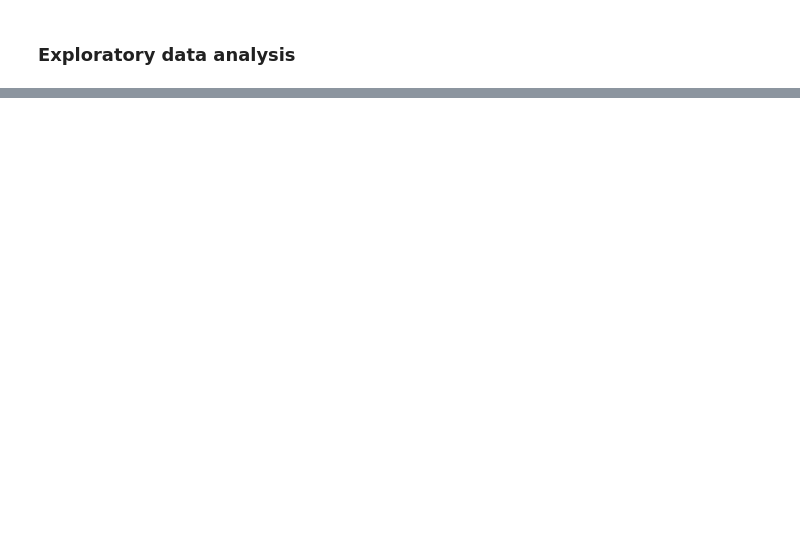
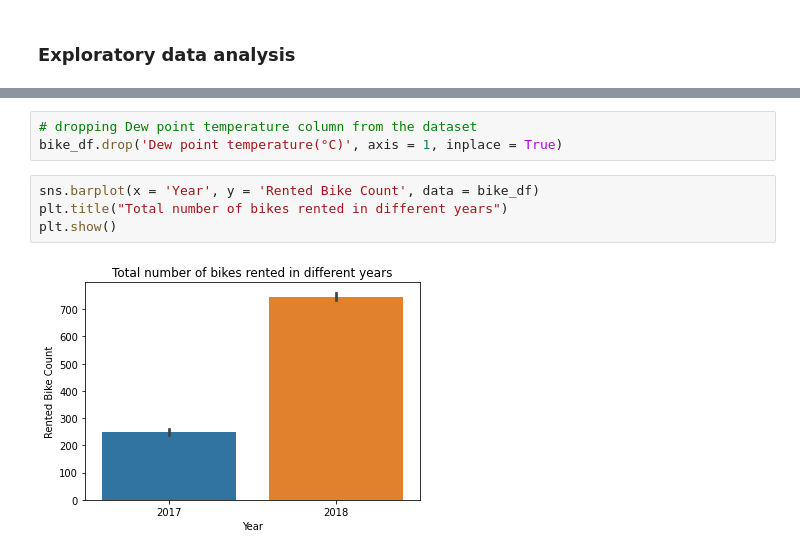
Before and after one commit to gyana-ranjan-dash/Seoul_Bike_Sharing_Demand_Prediction, a Jupyter notebook: Bike_Sharing_Demand_Prediction.ipynb, the cells around one changed output, grey strips where cells are left out. Saved outputs shown, nothing was run; the diff lists cells and outputs as text; blank space fills up the shorter version.

```diff
--- a/Bike_Sharing_Demand_Prediction.ipynb
+++ b/Bike_Sharing_Demand_Prediction.ipynb
@@ -151,0 +185,9 @@ bike_df.head()
+# %%
+# dropping Dew point temperature column from the dataset
+bike_df.drop('Dew point temperature(°C)', axis = 1, inplace = True)
+# %%
+sns.barplot(x = 'Year', y = 'Rented Bike Count', data = bike_df)
+plt.title("Total number of bikes rented in different years")
+plt.show()
+# %% [output]
+[figure, added]
```
Also changed, not shown: parts of 7 cells of this notebook.
